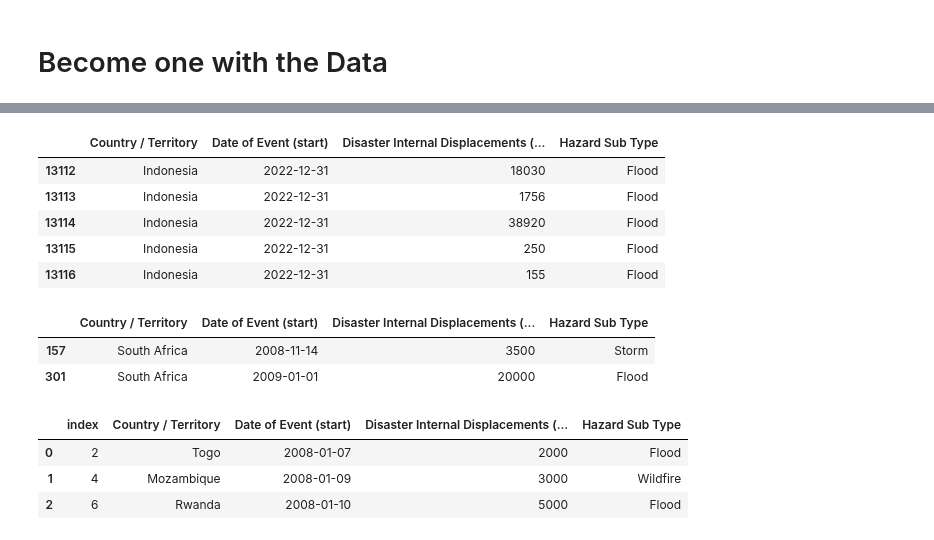
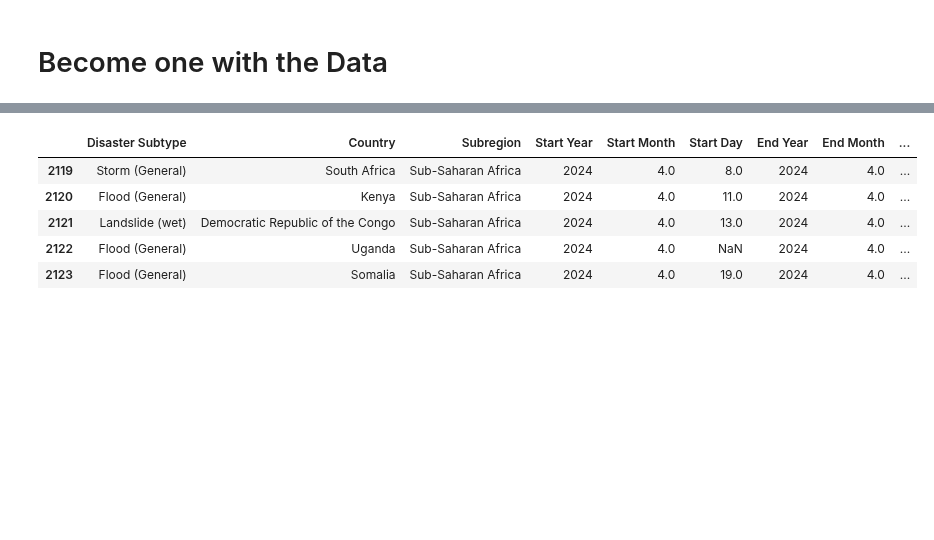
Before and after one commit to 0xpix/CERI-Project, a Jupyter notebook: notebooks/EDA.ipynb, the cells around one changed output, grey strips where cells are left out. Cells and saved outputs as stored; diff of their text form; code cells hidden in the pictures; blank space fills up the shorter version.

Commit message:
Clean climate data

```diff
--- a/notebooks/EDA.ipynb
+++ b/notebooks/EDA.ipynb
@@ -24,5 +24,13 @@ CERI-Project-main.zip  sample_data  ssh-colab  ssh.tar.gz  ssh_.zip
 # %%
 import pandas as pd
 import numpy as np
+import matplotlib.pyplot as plt
+import seaborn as sns
 
-raw_data = pd.read_excel('CERI-Project-main/data/raw/IDMC_GIDD_Disasters_Internal_Displacement_Data.xlsx')
+sns.set()
+
+# read the excel file (Displacement Data)
+Displacement_raw_data = pd.read_excel('CERI-Project-main/data/raw/IDMC_GIDD_Disasters_Internal_Displacement_Data.xlsx')
+
+# read the excel file (Displacement Data)
+Climate_raw_data = pd.read_excel('CERI-Project-main/data/raw/emdat_Climate_Disasters.xlsx')
@@ -36,46 +121,17 @@ Index(['ISO3', 'Country / Territory', 'Year', 'Event Name',
       dtype='object')
 # %%
 # Array of the relevent columns
-columns = ['Country / Territory', 'Date of Event (start)',
-           'Disaster Internal Displacements (Raw)', 'Hazard Sub Type']
+columns = ['Disaster Subtype', 'Country', 'Subregion',
+           'Start Year', 'Start Month', 'Start Day',
+           'End Year', 'End Month', 'End Day']
 
 # Create the data with the relevent columns
-data_with_selected_columns = raw_data[columns]
-data_with_selected_columns.tail()
+climate_data_with_selected_columns = Climate_raw_data[columns]
+climate_data_with_selected_columns.tail()
 # %% [output]
-|  | Country / Territory | Date of Event (start) | Disaster Internal Displacements (... | Hazard Sub Type |
-| 13112 | Indonesia | 2022-12-31 | 18030 | Flood |
-| 13113 | Indonesia | 2022-12-31 | 1756 | Flood |
-| 13114 | Indonesia | 2022-12-31 | 38920 | Flood |
-| 13115 | Indonesia | 2022-12-31 | 250 | Flood |
-| 13116 | Indonesia | 2022-12-31 | 155 | Flood |
+|  | Disaster Subtype | Country | Subregion | Start Year | Start Month | Start Day | End Year | End Month | ... |
+| 2119 | Storm (General) | South Africa | Sub-Saharan Africa | 2024 | 4.0 | 8.0 | 2024 | 4.0 | ... |
+| 2120 | Flood (General) | Kenya | Sub-Saharan Africa | 2024 | 4.0 | 11.0 | 2024 | 4.0 | ... |
+| 2121 | Landslide (wet) | Democratic Republic of the Congo | Sub-Saharan Africa | 2024 | 4.0 | 13.0 | 2024 | 4.0 | ... |
+| 2122 | Flood (General) | Uganda | Sub-Saharan Africa | 2024 | 4.0 | NaN | 2024 | 4.0 | ... |
+| 2123 | Flood (General) | Somalia | Sub-Saharan Africa | 2024 | 4.0 | 19.0 | 2024 | 4.0 | ... |
-# %%
-#
-data_with_selected_columns[data_with_selected_columns['Country / Territory'] == 'South Africa'].head(2)
-# %% [output]
-|  | Country / Territory | Date of Event (start) | Disaster Internal Displacements (... | Hazard Sub Type |
-| 157 | South Africa | 2008-11-14 | 3500 | Storm |
-| 301 | South Africa | 2009-01-01 | 20000 | Flood |
-# %%
-# the names of Sub-Saharan countries
-country_names = [
-    "Angola", "Benin", "Botswana", "Burkina Faso", "Burundi", "Cameroon",
-    "Cape Verde", "Central African Republic", "Chad", "Comoros",
-    "Congo (Brazzaville)", "Congo (Democratic Republic)", "Côte d'Ivoire",
-    "Djibouti", "Equatorial Guinea", "Eritrea", "Ethiopia", "Gabon",
-    "The Gambia", "Ghana", "Guinea", "Guinea-Bissau", "Kenya", "Lesotho",
-    "Liberia", "Madagascar", "Malawi", "Mali", "Mauritania", "Mauritius",
-    "Mozambique", "Namibia", "Niger", "Nigeria", "Réunion", "Rwanda",
-    "Sao Tome and Principe", "Senegal", "Seychelles", "Sierra Leone",
-    "Somalia", "South Africa", "Sudan", "Swaziland", "Tanzania", "Togo",
-    "Uganda", "Western Sahara", "Zambia", "Zimbabwe"
-]
-
-# Create the data with Sub-Saharan countries only
-sub_saharan_data = data_with_selected_columns[data_with_selected_columns['Country / Territory'].isin(country_names)].reset_index()
-sub_saharan_data.head(3)
-# %% [output]
-|  | index | Country / Territory | Date of Event (start) | Disaster Internal Displacements (... | Hazard Sub Type |
-| 0 | 2 | Togo | 2008-01-07 | 2000 | Flood |
-| 1 | 4 | Mozambique | 2008-01-09 | 3000 | Wildfire |
-| 2 | 6 | Rwanda | 2008-01-10 | 5000 | Flood |
```
Also changed, not shown: parts of 11 cells of this notebook.
